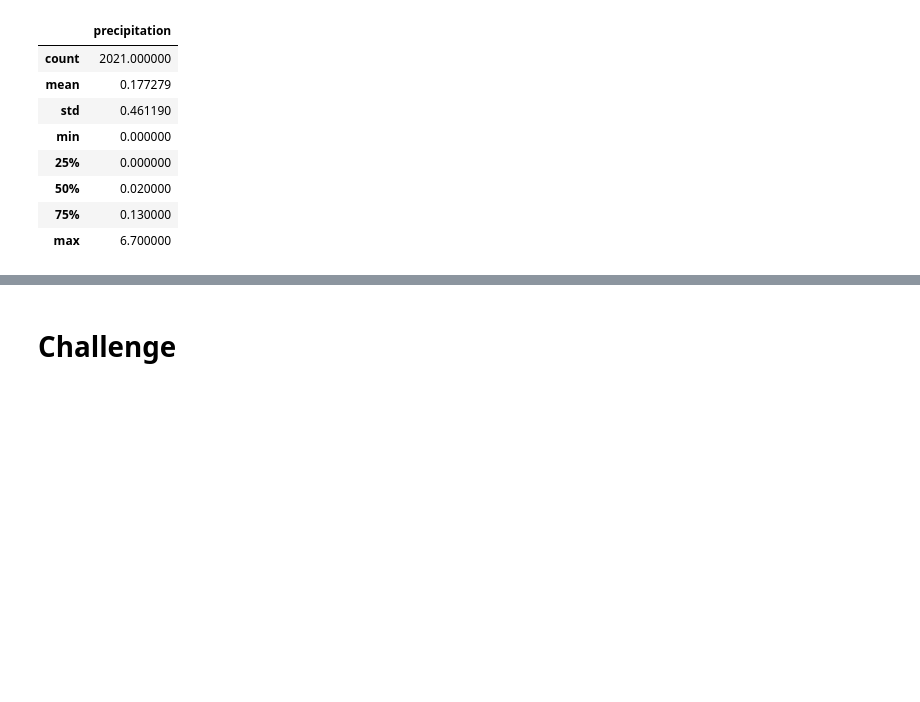
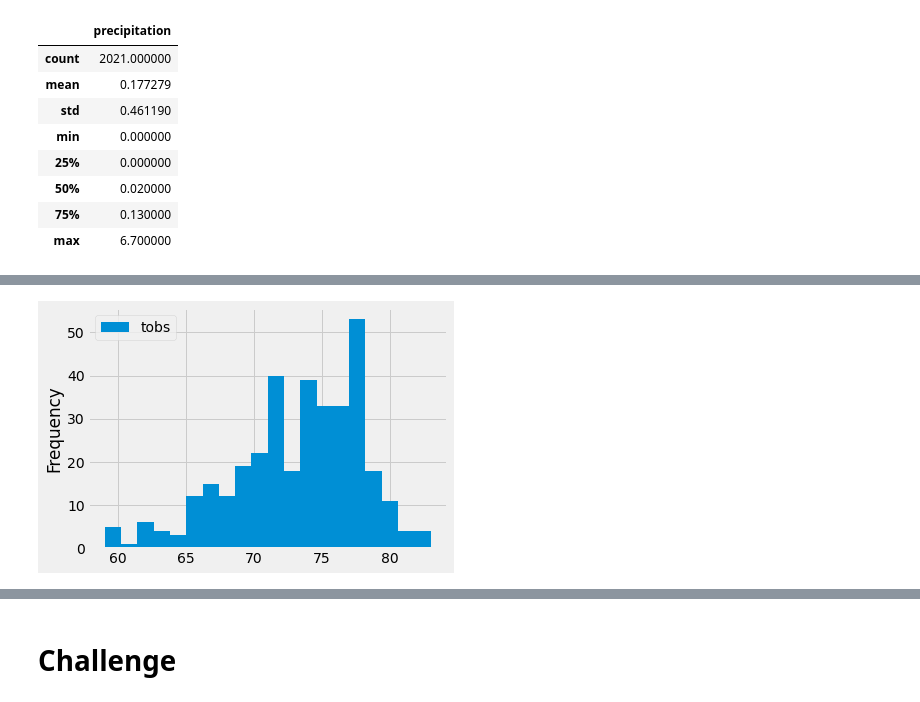
Before and after one commit to ariw237/surfs_up, a Jupyter notebook: climate_analysis.ipynb, the cells around one changed output, grey strips where cells are left out. Cells and saved outputs as stored; diff of their text form; code cells hidden in the pictures; blank space fills up the shorter version.

```diff
--- a/climate_analysis.ipynb
+++ b/climate_analysis.ipynb
@@ -143,0 +205,6 @@ df.describe()
+# %%
+#Lets try 20 bins
+df_new.plot.hist(bins=20)
+plt.tight_layout()
+# %% [output]
+[figure, added]
```
Also changed, not shown: parts of 14 cells of this notebook, 1 other file.
